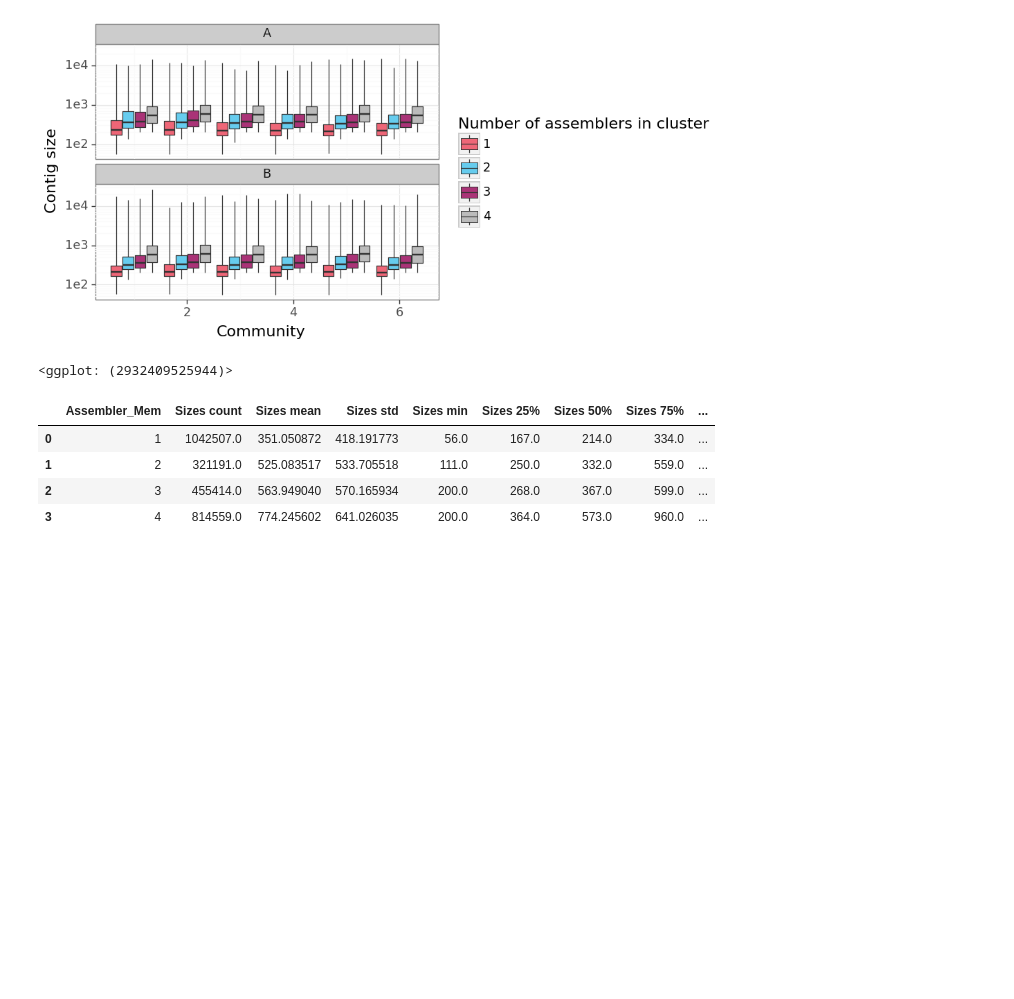
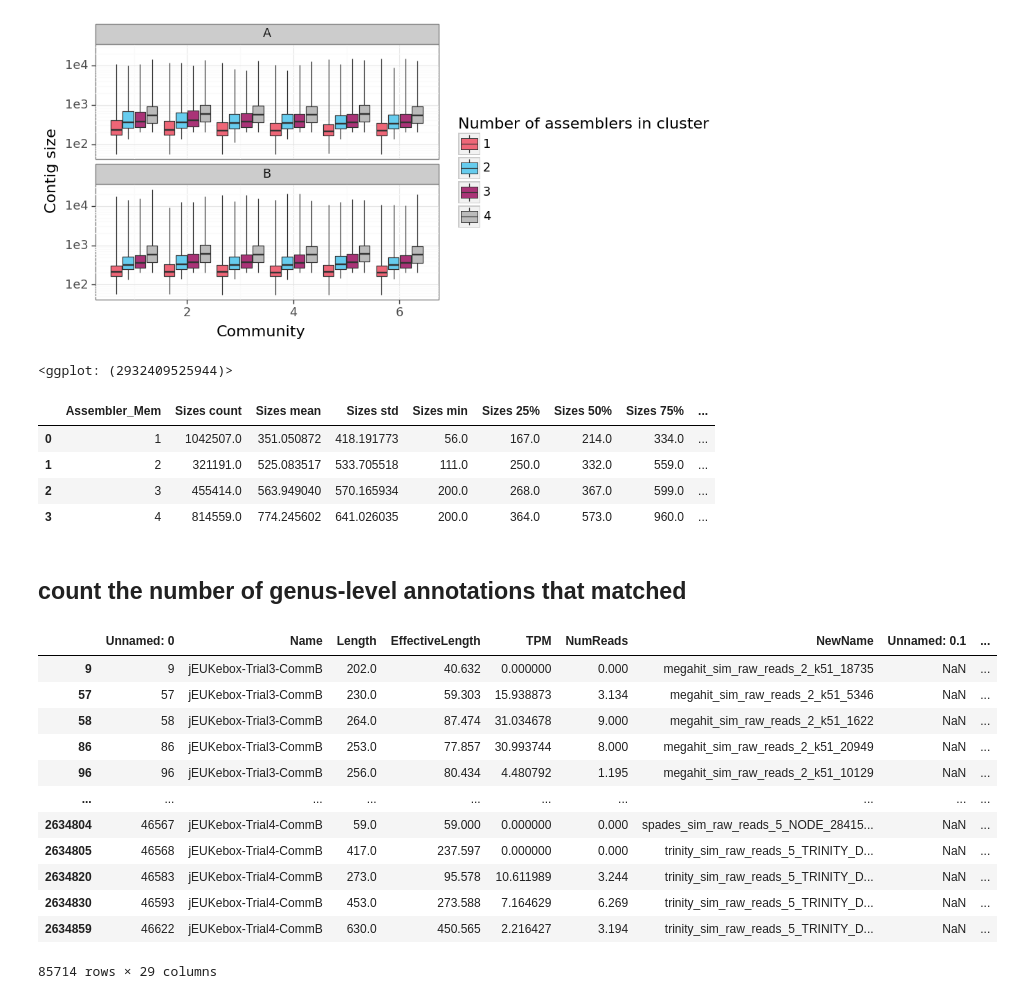
Before and after one commit to akrinos/2022-Krinos-eukrhythmic, a Jupyter notebook: jupyter-notebooks/generate-tables.ipynb, the cells around one changed output. Saved outputs shown, nothing was run; the diff lists cells and outputs as text; code cells hidden in the pictures; blank space fills up the shorter version.

```diff
--- a/jupyter-notebooks/generate-tables.ipynb
+++ b/jupyter-notebooks/generate-tables.ipynb
@@ -229,0 +272,3 @@ tested_filesizes.head()
+# %%
+pd.set_option('display.max_columns', 500)
+tested_filesizes.head()
@@ -717,3 +779,28 @@ cluster_number_boxplot
 | 1 | 2 | 321191.0 | 525.083517 | 533.705518 | 111.0 | 250.0 | 332.0 | 559.0 | ... |
 | 2 | 3 | 455414.0 | 563.949040 | 570.165934 | 200.0 | 268.0 | 367.0 | 599.0 | ... |
 | 3 | 4 | 814559.0 | 774.245602 | 641.026035 | 200.0 | 364.0 | 573.0 | 960.0 | ... |
+# %% [markdown]
+## count the number of genus-level annotations that matched
+# %%
+## how many of the "right" species were explicitly recovered?
+curr_level = "Genus"
+all_EUKulele_CAG["MMETSPGroup"] = ["A" if "100k" in curr else "B" for curr in all_EUKulele_CAG["Name"]]
+
+all_EUKulele_CAG[curr_level] = [curr.strip() for curr in all_EUKulele_CAG[curr_level]]
+cag_specials = all_EUKulele_CAG[all_EUKulele_CAG[curr_level] != "Unannotated"].\
+    drop_duplicates(subset=["Name","Community","MMETSPGroup",curr_level])[["Name","Community","MMETSPGroup",curr_level]].\
+    groupby(["Name","Community","MMETSPGroup"]).agg({curr_level:lambda x: set(x)})
+
+cag_specials = all_EUKulele_CAG[["Name","Community","MMETSPGroup",curr_level]].\
+    groupby(["Name","Community","MMETSPGroup"]).agg({curr_level:lambda x: set(x)})
+
+all_eukulele_designer["MMETSPGroup"] = ["A" if "100k" in curr else "B" for curr in all_eukulele_designer["Name"]]
+all_eukulele_designer[curr_level] = [curr.strip() for curr in all_eukulele_designer[curr_level]]
+designer_specials = all_eukulele_designer[all_eukulele_designer[curr_level] != "Unannotated"].\
+    drop_duplicates(subset=["Name","Community","MMETSPGroup",curr_level])[["Name","Community","MMETSPGroup",curr_level]].\
+    groupby(["Name","Community","MMETSPGroup"]).agg({curr_level:lambda x: set(x)})
+
+compared = pd.merge(cag_specials.reset_index().rename(columns={curr_level:"CAG" + curr_level}),
+                    designer_specials.reset_index().rename(columns={curr_level:"Designer" + curr_level}),
+                    how="outer",left_on=["Name","Community","MMETSPGroup"],
+         right_on=["Name","Community","MMETSPGroup"]).fillna("NotFound").reset_index()
@@ -719,0 +862,16 @@ cluster_number_boxplot
+# %%
+all_EUKulele_CAG[all_EUKulele_CAG.classification_level != all_EUKulele_CAG.classification_level]
+# %% [output]
+|  | Unnamed: 0 | Name | Length | EffectiveLength | TPM | NumReads | NewName | Unnamed: 0.1 | ... |
+| 9 | 9 | jEUKebox-Trial3-CommB | 202.0 | 40.632 | 0.000000 | 0.000 | megahit_sim_raw_reads_2_k51_18735 | NaN | ... |
+| 57 | 57 | jEUKebox-Trial3-CommB | 230.0 | 59.303 | 15.938873 | 3.134 | megahit_sim_raw_reads_2_k51_5346 | NaN | ... |
+| 58 | 58 | jEUKebox-Trial3-CommB | 264.0 | 87.474 | 31.034678 | 9.000 | megahit_sim_raw_reads_2_k51_1622 | NaN | ... |
+| 86 | 86 | jEUKebox-Trial3-CommB | 253.0 | 77.857 | 30.993744 | 8.000 | megahit_sim_raw_reads_2_k51_20949 | NaN | ... |
+| 96 | 96 | jEUKebox-Trial3-CommB | 256.0 | 80.434 | 4.480792 | 1.195 | megahit_sim_raw_reads_2_k51_10129 | NaN | ... |
+| ... | ... | ... | ... | ... | ... | ... | ... | ... | ... |
+| 2634804 | 46567 | jEUKebox-Trial4-CommB | 59.0 | 59.000 | 0.000000 | 0.000 | spades_sim_raw_reads_5_NODE_28415... | NaN | ... |
+| 2634805 | 46568 | jEUKebox-Trial4-CommB | 417.0 | 237.597 | 0.000000 | 0.000 | trinity_sim_raw_reads_5_TRINITY_D... | NaN | ... |
+| 2634820 | 46583 | jEUKebox-Trial4-CommB | 273.0 | 95.578 | 10.611989 | 3.244 | trinity_sim_raw_reads_5_TRINITY_D... | NaN | ... |
+| 2634830 | 46593 | jEUKebox-Trial4-CommB | 453.0 | 273.588 | 7.164629 | 6.269 | trinity_sim_raw_reads_5_TRINITY_D... | NaN | ... |
+| 2634859 | 46622 | jEUKebox-Trial4-CommB | 630.0 | 450.565 | 2.216427 | 3.194 | trinity_sim_raw_reads_5_TRINITY_D... | NaN | ... |
+85714 rows × 29 columns
```
Also changed, not shown: parts of 13 cells of this notebook, 1 other file.
